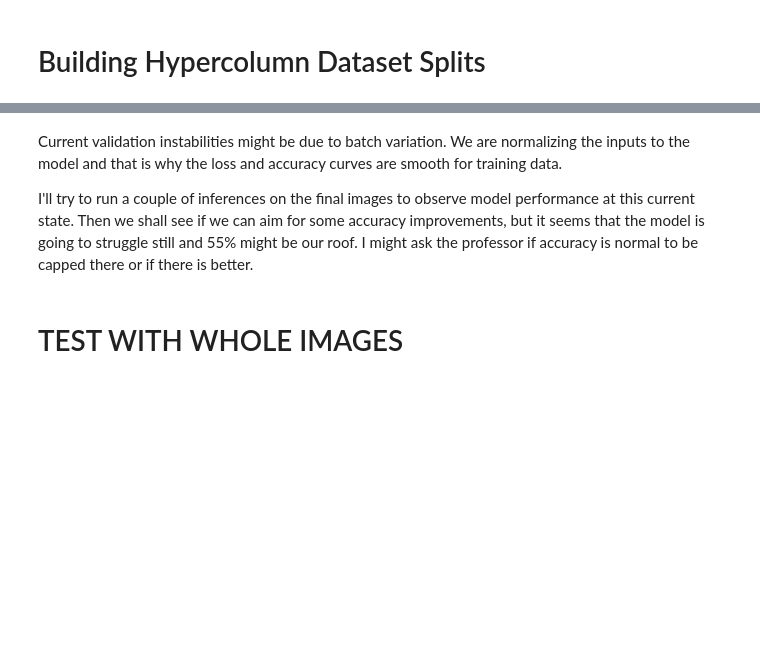
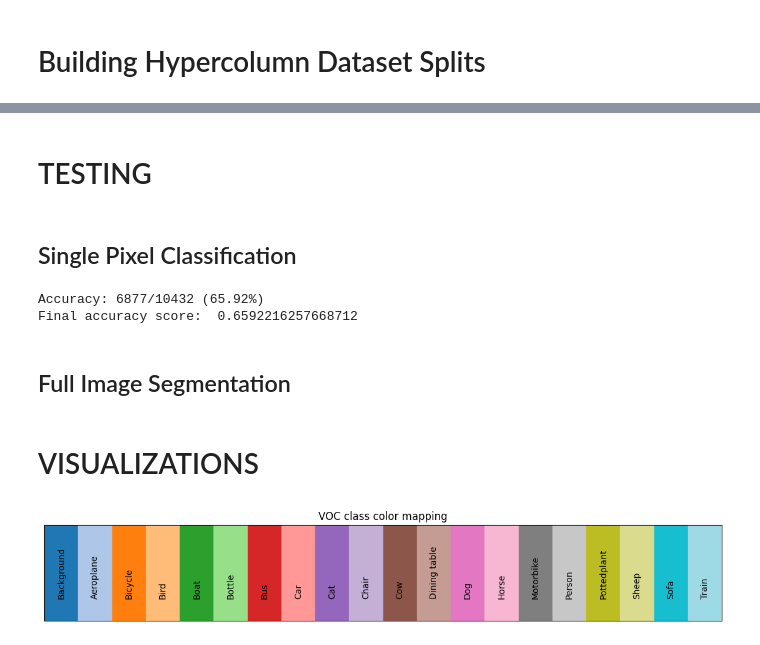
Before and after one commit to mutrera-2004/Semantic-Segmentation-using-Hypercolumns, a Jupyter notebook: final_project_v1.ipynb, the cells around one changed output, grey strips where cells are left out. Drawn from its saved outputs; the diff is of its cells as text; code cells hidden in the pictures; blank space fills up the shorter version.

```diff
--- a/final_project_v1.ipynb
+++ b/final_project_v1.ipynb
@@ -453,6 +479,13 @@ plt.show()
-# %% [markdown]
-Current validation instabilities might be due to batch variation. We are normalizing the inputs to the model and that is why the loss and accuracy curves are smooth for training data.
-
-I'll try to run a couple of inferences on the final images to observe model performance at this current state. Then we shall see if we can aim for some accuracy improvements, but it seems that the model is going to struggle still and 55% might be our roof. I might ask the professor if accuracy is normal to be capped there or if there is better.
+# %% [markdown]
+# TESTING
+# %% [markdown]
+## Single Pixel Classification
+# %%
+DEVICE = get_device()
+test_acc = test_hc_classifier(test_pixel_loader, hc_classifier, DEVICE)
+print("Final accuracy score: ", test_acc)
+# %% [output]
+Accuracy: 6877/10432 (65.92%)
+Final accuracy score:  0.6592216257668712
 # %% [markdown]
-# TEST WITH WHOLE IMAGES
+## Full Image Segmentation
@@ -491,0 +608,2 @@ def compute_iou(pred, target):
+# %% [markdown]
+# VISUALIZATIONS
@@ -491,0 +635,25 @@ def compute_iou(pred, target):
+# %%
+NUM_CLASSES = 20
+fig, ax = plt.subplots(figsize=(14, 2))
+
+norm = mcolors.BoundaryNorm(boundaries=range(NUM_CLASSES + 1),
+                            ncolors=NUM_CLASSES)
+cmap = plt.get_cmap("tab20", NUM_CLASSES)
+
+for cls in range(NUM_CLASSES):
+    ax.add_patch(plt.Rectangle((cls, 0), 1, 1, color=cmap(cls)))
+
+    label = voc_classes.get(cls, str(cls))
+    ax.text(cls + 0.5, 0.25, label, ha='center', rotation=90)
+
+ax.set_xlim(0, NUM_CLASSES)
+ax.set_ylim(0, 1)
+
+ax.set_xticks([])
+ax.set_yticks([])
+
+ax.set_title("VOC class color mapping")
+
+plt.show()
+# %% [output]
+[figure, added]
```
Also changed, not shown: parts of 26 cells of this notebook.
